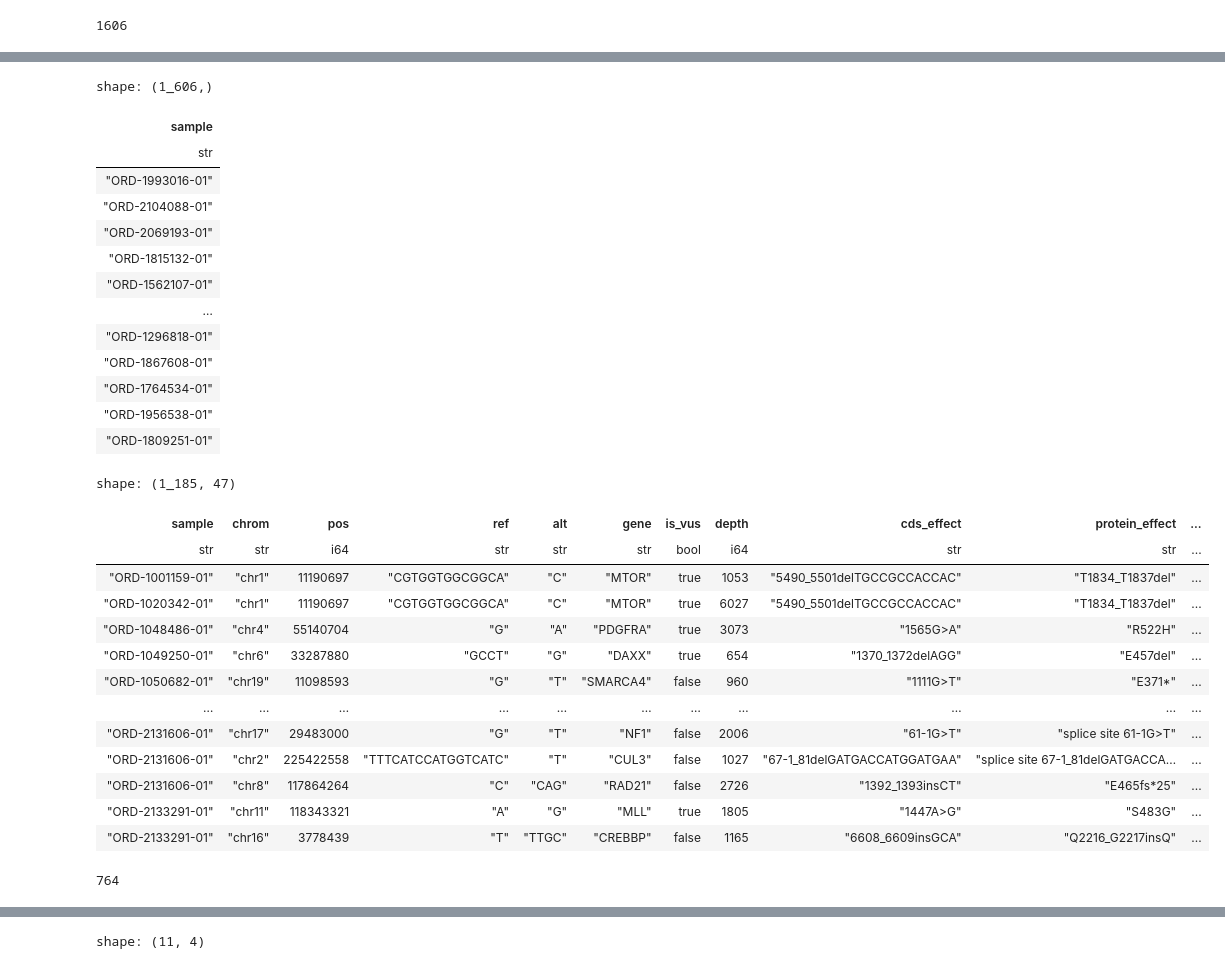
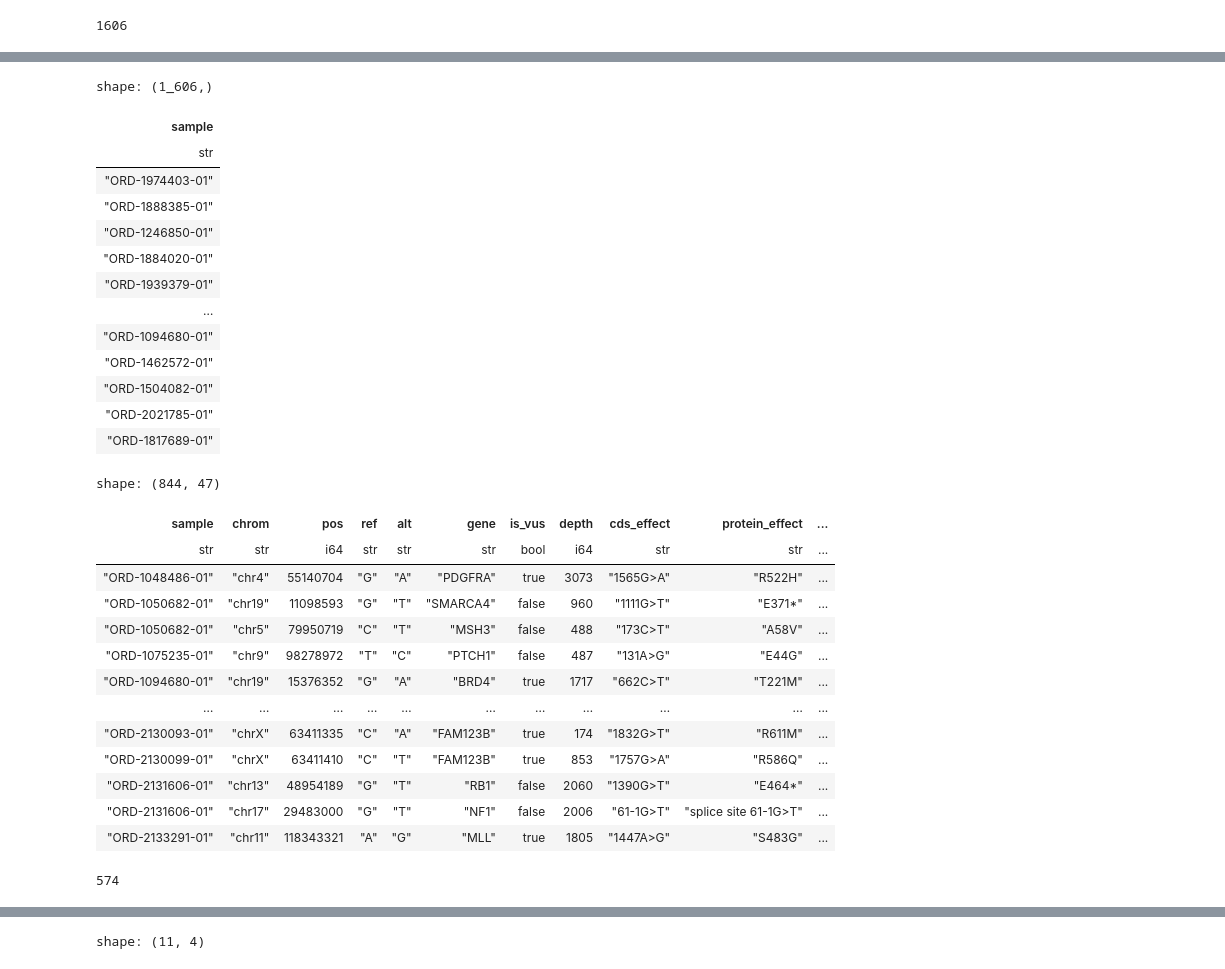
Before and after one commit to MoyukhShabon/fm-arti-stats, a Jupyter notebook: analysis/explore_microsec.ipynb, the cells around one changed output, grey strips where cells are left out. Drawn from its saved outputs; the diff is of its cells as text; code cells hidden in the pictures.

Commit message:
updated microsec result exploration notebook

```diff
--- a/analysis/explore_microsec.ipynb
+++ b/analysis/explore_microsec.ipynb
@@ -17,6 +17,12 @@ def reorder_cols(df: pl.DataFrame) -> pl.DataFrame:
 		cols.insert(0, "sample")
 
 	return df[cols]
+# %%
+def snv_filter(df: pl.DataFrame):
+    return df.filter(
+        (pl.col("ref").str.len_chars() == 1) &
+        (pl.col("alt").str.len_chars() == 1)
+	)
 # %%
 def summarize_res(df: pl.DataFrame) -> pl.DataFrame:
 
@@ -224,17 +230,17 @@ shape: (11, 4)
 # %% [markdown]
 ### XML
 # %%
-msec_paths = sorted(glob.glob("../xml-micr-svf/*/*.microsec.tsv"))
-len(msec_paths)
+msec_xml_paths = sorted(glob.glob("../xml-micr-svf/*/*.microsec.tsv"))
+len(msec_xml_paths)
 # %% [output]
 1606
 # %%
 all_res = []
 
-for path in tqdm(msec_paths):
+for path in tqdm(msec_xml_paths):
 	sample = os.path.basename(path).replace(".microsec.tsv", "")
-	df = pl.read_csv(path, separator="\t").rename(lambda x: x.lower())
+	df = pl.read_csv(path, separator="\t", infer_schema_length = 1000).rename(lambda x: x.lower())
 
 	all_res.append(df)
 
-final_df = pl.concat(all_res, how="vertical_relaxed").pipe(reorder_cols)
+xml_df = pl.concat(all_res, how="vertical_relaxed").pipe(reorder_cols)
@@ -258,42 +264,42 @@ shape: (21_599, 47)
 # %%
 ## Samples that could be processed
-final_df["sample"].unique()
+xml_df["sample"].unique()
 # %% [output]
 shape: (1_606,)
 | sample |
 | str |
-| "ORD-1993016-01" |
-| "ORD-2104088-01" |
-| "ORD-2069193-01" |
-| "ORD-1815132-01" |
-| "ORD-1562107-01" |
+| "ORD-1974403-01" |
+| "ORD-1888385-01" |
+| "ORD-1246850-01" |
+| "ORD-1884020-01" |
+| "ORD-1939379-01" |
 | … |
-| "ORD-1296818-01" |
-| "ORD-1867608-01" |
-| "ORD-1764534-01" |
-| "ORD-1956538-01" |
-| "ORD-1809251-01" |
+| "ORD-1094680-01" |
+| "ORD-1462572-01" |
+| "ORD-1504082-01" |
+| "ORD-2021785-01" |
+| "ORD-1817689-01" |
 # %%
 # All artifacts
-arti_all_filter = final_df.filter(~pl.col("msec_filter_all").is_null())
-display(arti_all_filter)
+xml_arti_all_filter = xml_df.filter(~pl.col("msec_filter_all").is_null()).pipe(snv_filter)
+display(xml_arti_all_filter)
 # Number of Samples with >= 1 artifacts
-arti_all_filter["sample"].n_unique()
+xml_arti_all_filter["sample"].n_unique()
 # %% [output]
-shape: (1_185, 47)
+shape: (844, 47)
 | sample | chrom | pos | ref | alt | gene | is_vus | depth | cds_effect | protein_effect | ... |
 | str | str | i64 | str | str | str | bool | i64 | str | str | ... |
-| "ORD-1001159-01" | "chr1" | 11190697 | "CGTGGTGGCGGCA" | "C" | "MTOR" | true | 1053 | "5490_5501delTGCCGCCACCAC" | "T1834_T1837del" | ... |
-| "ORD-1020342-01" | "chr1" | 11190697 | "CGTGGTGGCGGCA" | "C" | "MTOR" | true | 6027 | "5490_5501delTGCCGCCACCAC" | "T1834_T1837del" | ... |
 | "ORD-1048486-01" | "chr4" | 55140704 | "G" | "A" | "PDGFRA" | true | 3073 | "1565G>A" | "R522H" | ... |
-| "ORD-1049250-01" | "chr6" | 33287880 | "GCCT" | "G" | "DAXX" | true | 654 | "1370_1372delAGG" | "E457del" | ... |
 | "ORD-1050682-01" | "chr19" | 11098593 | "G" | "T" | "SMARCA4" | false | 960 | "1111G>T" | "E371*" | ... |
+| "ORD-1050682-01" | "chr5" | 79950719 | "C" | "T" | "MSH3" | false | 488 | "173C>T" | "A58V" | ... |
+| "ORD-1075235-01" | "chr9" | 98278972 | "T" | "C" | "PTCH1" | false | 487 | "131A>G" | "E44G" | ... |
+| "ORD-1094680-01" | "chr19" | 15376352 | "G" | "A" | "BRD4" | true | 1717 | "662C>T" | "T221M" | ... |
 | … | … | … | … | … | … | … | … | … | … | ... |
+| "ORD-2130093-01" | "chrX" | 63411335 | "C" | "A" | "FAM123B" | true | 174 | "1832G>T" | "R611M" | ... |
+| "ORD-2130099-01" | "chrX" | 63411410 | "C" | "T" | "FAM123B" | true | 853 | "1757G>A" | "R586Q" | ... |
+| "ORD-2131606-01" | "chr13" | 48954189 | "G" | "T" | "RB1" | false | 2060 | "1390G>T" | "E464*" | ... |
 | "ORD-2131606-01" | "chr17" | 29483000 | "G" | "T" | "NF1" | false | 2006 | "61-1G>T" | "splice site 61-1G>T" | ... |
-| "ORD-2131606-01" | "chr2" | 225422558 | "TTTCATCCATGGTCATC" | "T" | "CUL3" | false | 1027 | "67-1_81delGATGACCATGGATGAA" | "splice site 67-1_81delGATGACCA… | ... |
-| "ORD-2131606-01" | "chr8" | 117864264 | "C" | "CAG" | "RAD21" | false | 2726 | "1392_1393insCT" | "E465fs*25" | ... |
 | "ORD-2133291-01" | "chr11" | 118343321 | "A" | "G" | "MLL" | true | 1805 | "1447A>G" | "S483G" | ... |
-| "ORD-2133291-01" | "chr16" | 3778439 | "T" | "TTGC" | "CREBBP" | false | 1165 | "6608_6609insGCA" | "Q2216_G2217insQ" | ... |
-764
+574
 # %%
 # Filter 1234
```
Also changed, not shown: parts of 15 cells of this notebook.
